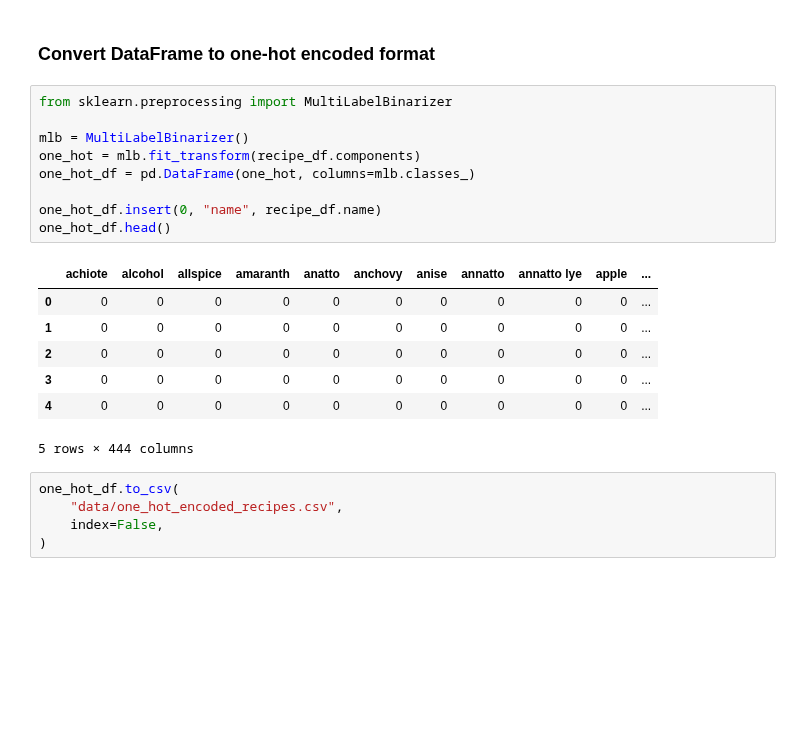
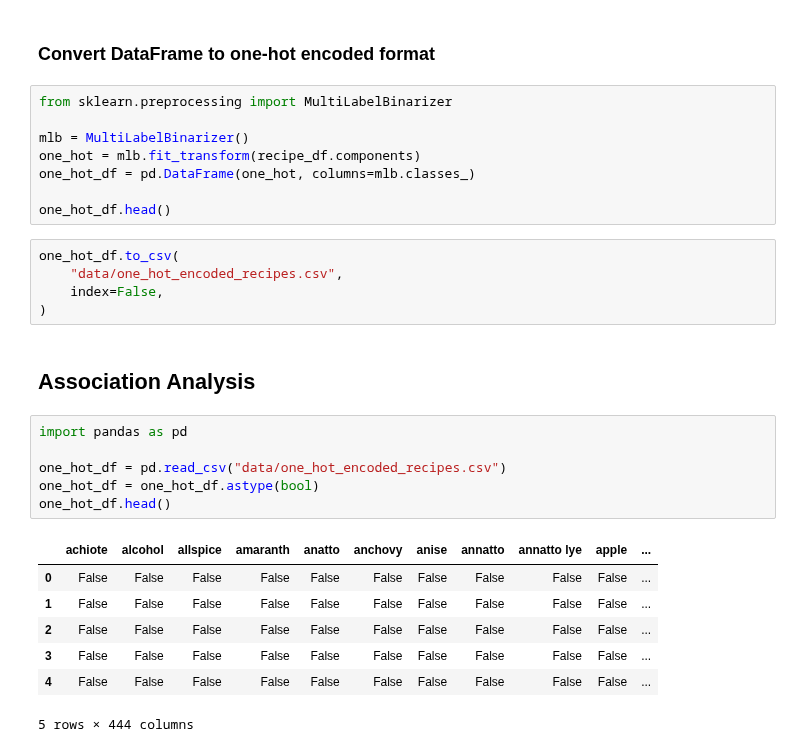
Before and after one commit to rixmape/panlasang-pinoy-clustering, a Jupyter notebook: main.ipynb, the cells around one changed output. Cells and saved outputs as stored; diff of their text form; blank space fills up the shorter version.

```diff
--- a/main.ipynb
+++ b/main.ipynb
@@ -381,18 +331,25 @@ mlb = MultiLabelBinarizer()
 one_hot = mlb.fit_transform(recipe_df.components)
 one_hot_df = pd.DataFrame(one_hot, columns=mlb.classes_)
 
-one_hot_df.insert(0, "name", recipe_df.name)
 one_hot_df.head()
-# %% [output]
-|  | achiote | alcohol | allspice | amaranth | anatto | anchovy | anise | annatto | annatto lye | apple | ... |
-| 0 | 0 | 0 | 0 | 0 | 0 | 0 | 0 | 0 | 0 | 0 | ... |
-| 1 | 0 | 0 | 0 | 0 | 0 | 0 | 0 | 0 | 0 | 0 | ... |
-| 2 | 0 | 0 | 0 | 0 | 0 | 0 | 0 | 0 | 0 | 0 | ... |
-| 3 | 0 | 0 | 0 | 0 | 0 | 0 | 0 | 0 | 0 | 0 | ... |
-| 4 | 0 | 0 | 0 | 0 | 0 | 0 | 0 | 0 | 0 | 0 | ... |
-5 rows × 444 columns
 # %%
 one_hot_df.to_csv(
     "data/one_hot_encoded_recipes.csv",
     index=False,
 )
+# %% [markdown]
+## Association Analysis
+# %%
+import pandas as pd
+
+one_hot_df = pd.read_csv("data/one_hot_encoded_recipes.csv")
+one_hot_df = one_hot_df.astype(bool)
+one_hot_df.head()
+# %% [output]
+|  | achiote | alcohol | allspice | amaranth | anatto | anchovy | anise | annatto | annatto lye | apple | ... |
+| 0 | False | False | False | False | False | False | False | False | False | False | ... |
+| 1 | False | False | False | False | False | False | False | False | False | False | ... |
+| 2 | False | False | False | False | False | False | False | False | False | False | ... |
+| 3 | False | False | False | False | False | False | False | False | False | False | ... |
+| 4 | False | False | False | False | False | False | False | False | False | False | ... |
+5 rows × 444 columns
```
Also changed, not shown: parts of 16 cells of this notebook, 3 other files.
